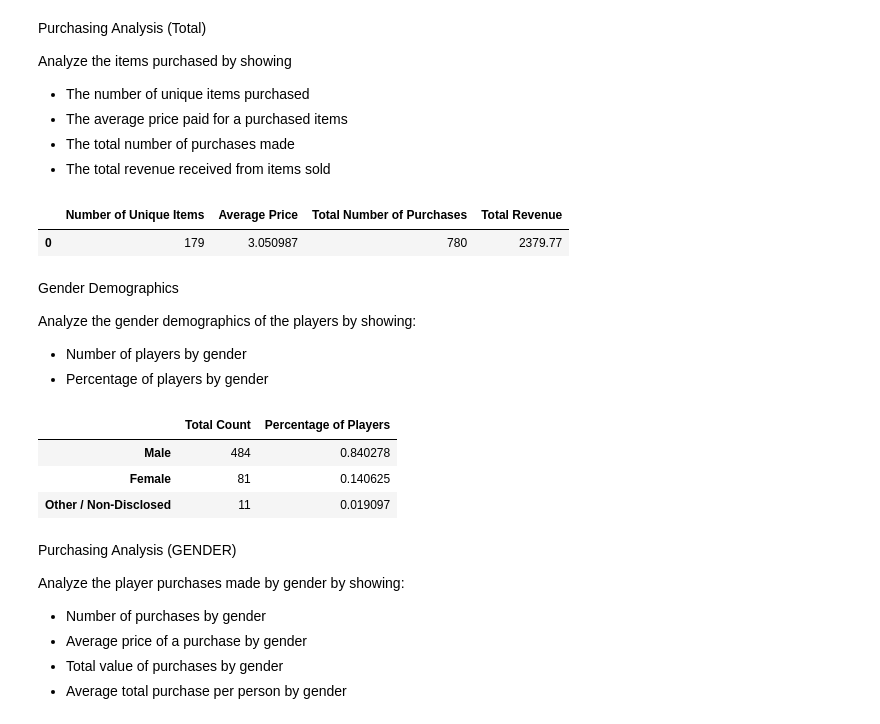
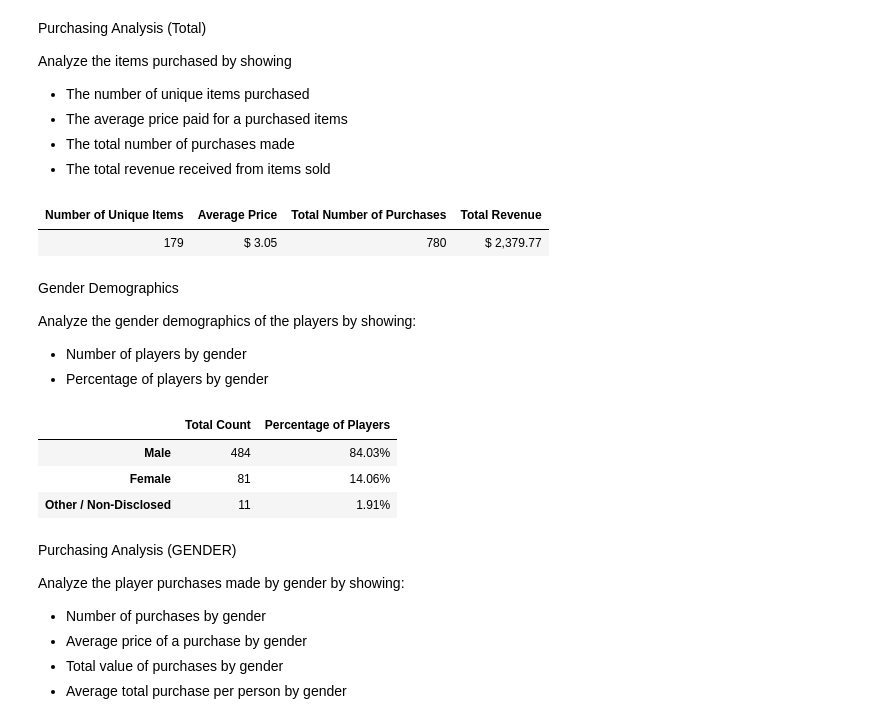
Before and after one commit to Terrence-Cummings/pandas-challenge, a Jupyter notebook: HeroesOfPymoli/HeroesOfPymoli_TC v2.ipynb, the cells around one changed output. Cells and saved outputs as stored; diff of their text form; code cells hidden in the pictures.

```diff
--- a/HeroesOfPymoli/HeroesOfPymoli_TC v2.ipynb
+++ b/HeroesOfPymoli/HeroesOfPymoli_TC v2.ipynb
@@ -36,13 +36,13 @@ Analyze the items purchased by showing
 # %%
 purch_analysis_tot_df = pd.DataFrame({"Number of Unique Items":[purchase_data["Item Name"].nunique()],
             "Average Price":[purchase_data["Price"].mean()],
             "Total Number of Purchases":[purchase_data["Purchase ID"].nunique()],
             "Total Revenue":[purchase_data["Price"].sum()]
            })
-purch_analysis_tot_df
+purch_analysis_tot_df.style.hide_index().format({"Average Price": "${:20,.2f}", "Total Revenue": "${:20,.2f}"})
 # %% [output]
-|  | Number of Unique Items | Average Price | Total Number of Purchases | Total Revenue |
-| 0 | 179 | 3.050987 | 780 | 2379.77 |
+| Number of Unique Items | Average Price | Total Number of Purchases | Total Revenue |
+| 179 | $ 3.05 | 780 | $ 2,379.77 |
 # %% [markdown]
 Gender Demographics
 
@@ -65,14 +65,14 @@ gender_demog_df["Percentage of Players"]=gender_demog_df["Gender"]/gender_demog_
 #Rename the Gender column to Total Count
 gender_demog_df.rename(columns = {'Gender':'Total Count'}, inplace=True)
 
-gender_demog_df
+gender_demog_df.style.format({"Percentage of Players": "{:.2%}"})
 
 #STILL NEED TO FORMAT!!
 # %% [output]
 |  | Total Count | Percentage of Players |
-| Male | 484 | 0.840278 |
-| Female | 81 | 0.140625 |
-| Other / Non-Disclosed | 11 | 0.019097 |
+| Male | 484 | 84.03% |
+| Female | 81 | 14.06% |
+| Other / Non-Disclosed | 11 | 1.91% |
 # %% [markdown]
 Purchasing Analysis (GENDER)
 
```
Also changed, not shown: parts of 8 cells of this notebook.
